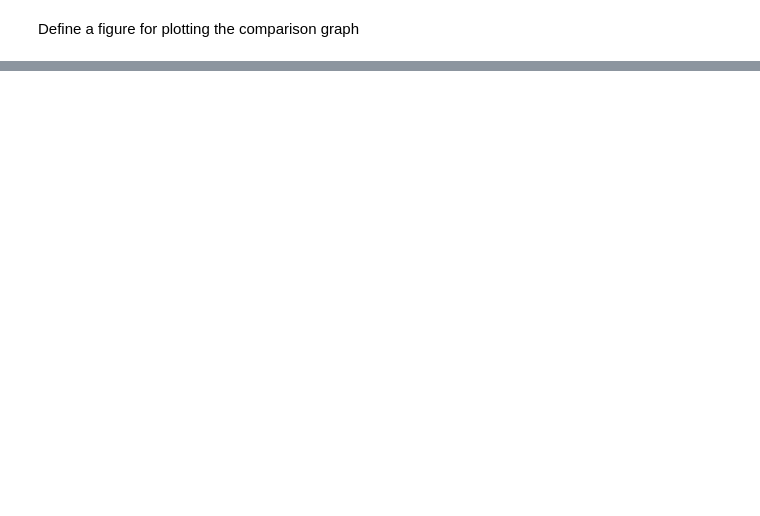
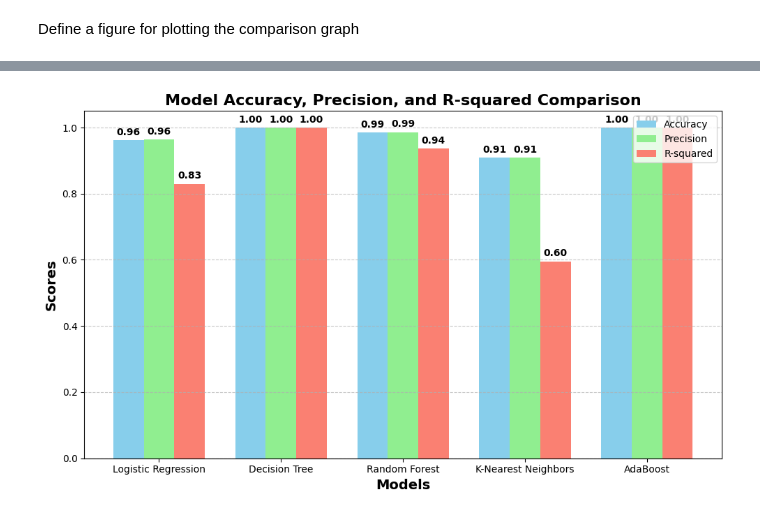
Before and after one commit to NabhyaIoT2026/Machine-Learning, a Jupyter notebook: Weather.ipynb, the cells around one changed output, grey strips where cells are left out. Saved outputs shown, nothing was run; the diff lists cells and outputs as text; code cells hidden in the pictures; blank space fills up the shorter version.

```diff
--- a/Weather.ipynb
+++ b/Weather.ipynb
@@ -147,0 +142,58 @@ plt.show()
+# %%
+model_names = []
+accuracies = []
+precisions = []
+r_squareds = []
+
+# Calculate metrics for each model
+for model_name, model in models.items():
+    model.fit(X_train, y_train)
+    y_pred = model.predict(X_test)
+
+    # Calculate accuracy, precision, and R-squared
+    accuracy = accuracy_score(y_test, y_pred)
+    precision = precision_score(y_test, y_pred, average='weighted')
+    r_squared = r2_score(y_test, y_pred)
+
+    # Store metrics
+    model_names.append(model_name)
+    accuracies.append(accuracy)
+    precisions.append(precision)
+    r_squareds.append(r_squared)
+
+# Plot comparison of accuracy, precision, and R-squared
+x = np.arange(len(model_names))  # Model indices
+width = 0.25  # Width of bars
+
+# Create subplots with grouped bars for each metric
+fig, ax = plt.subplots(figsize=(10, 6))
+
+# Bar plots for each metric
+bar1 = ax.bar(x - width, accuracies, width, label='Accuracy', color='skyblue')
+bar2 = ax.bar(x, precisions, width, label='Precision', color='lightgreen')
+bar3 = ax.bar(x + width, r_squareds, width, label='R-squared', color='salmon')
+
+# Add metric values on top of each bar
+for bars in [bar1, bar2, bar3]:
+    for bar in bars:
+        height = bar.get_height()
+        ax.annotate(f'{height:.2f}',
+                    xy=(bar.get_x() + bar.get_width() / 2, height),
+                    xytext=(0, 3),  # 3 points vertical offset
+                    textcoords="offset points",
+                    ha='center', va='bottom', fontweight='bold')
+
+# Labels and title
+ax.set_xlabel("Models", fontsize=14, weight='bold')
+ax.set_ylabel("Scores", fontsize=14, weight='bold')
+ax.set_title("Model Accuracy, Precision, and R-squared Comparison", fontsize=16, weight='bold')
+ax.set_xticks(x)
+ax.set_xticklabels(model_names)
+ax.legend()
+
+# Grid and layout adjustments
+plt.grid(axis='y', linestyle='--', alpha=0.7)
+plt.tight_layout()
+plt.show()
+# %% [output]
+[figure, added]
```
Also changed, not shown: parts of 4 cells of this notebook.
